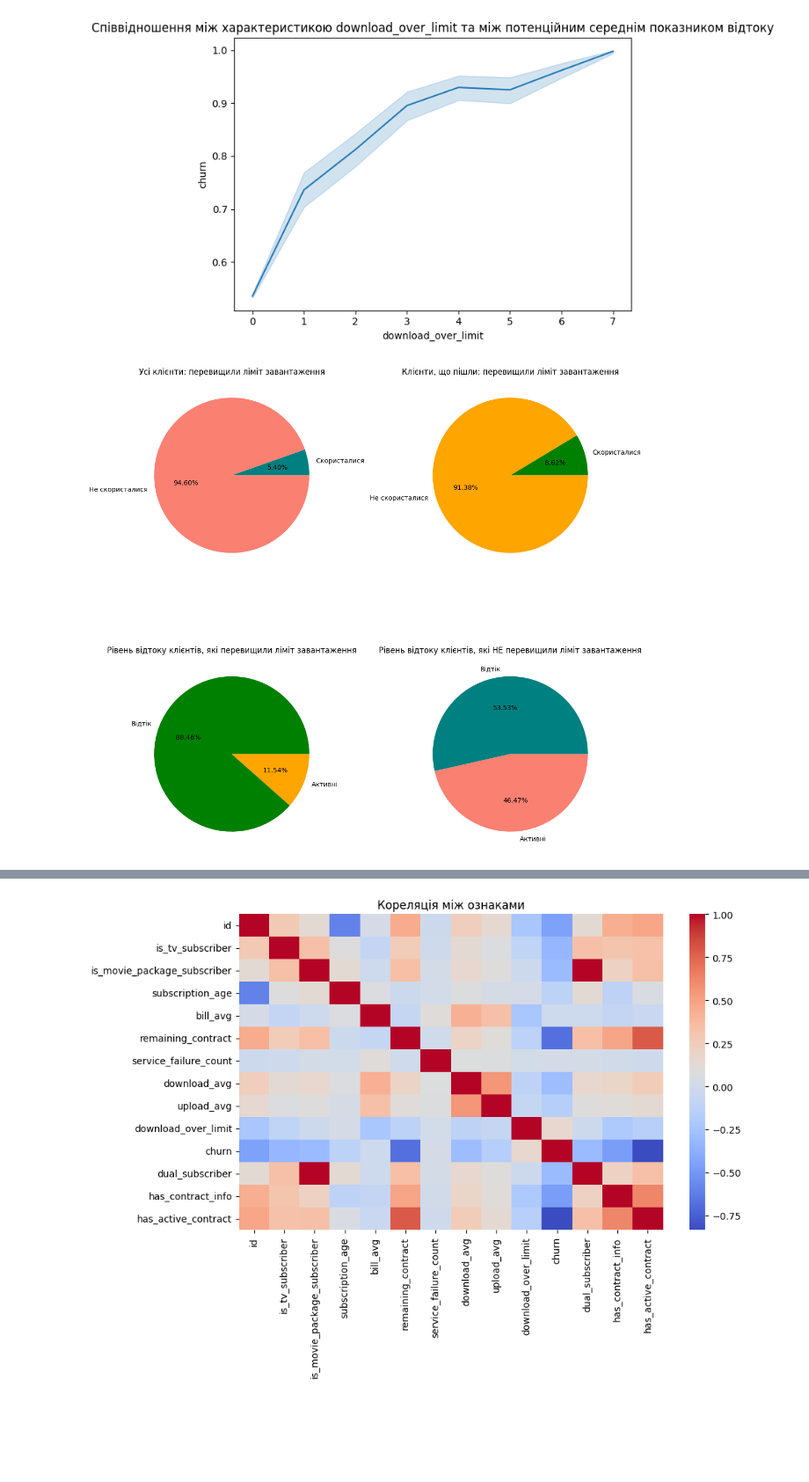
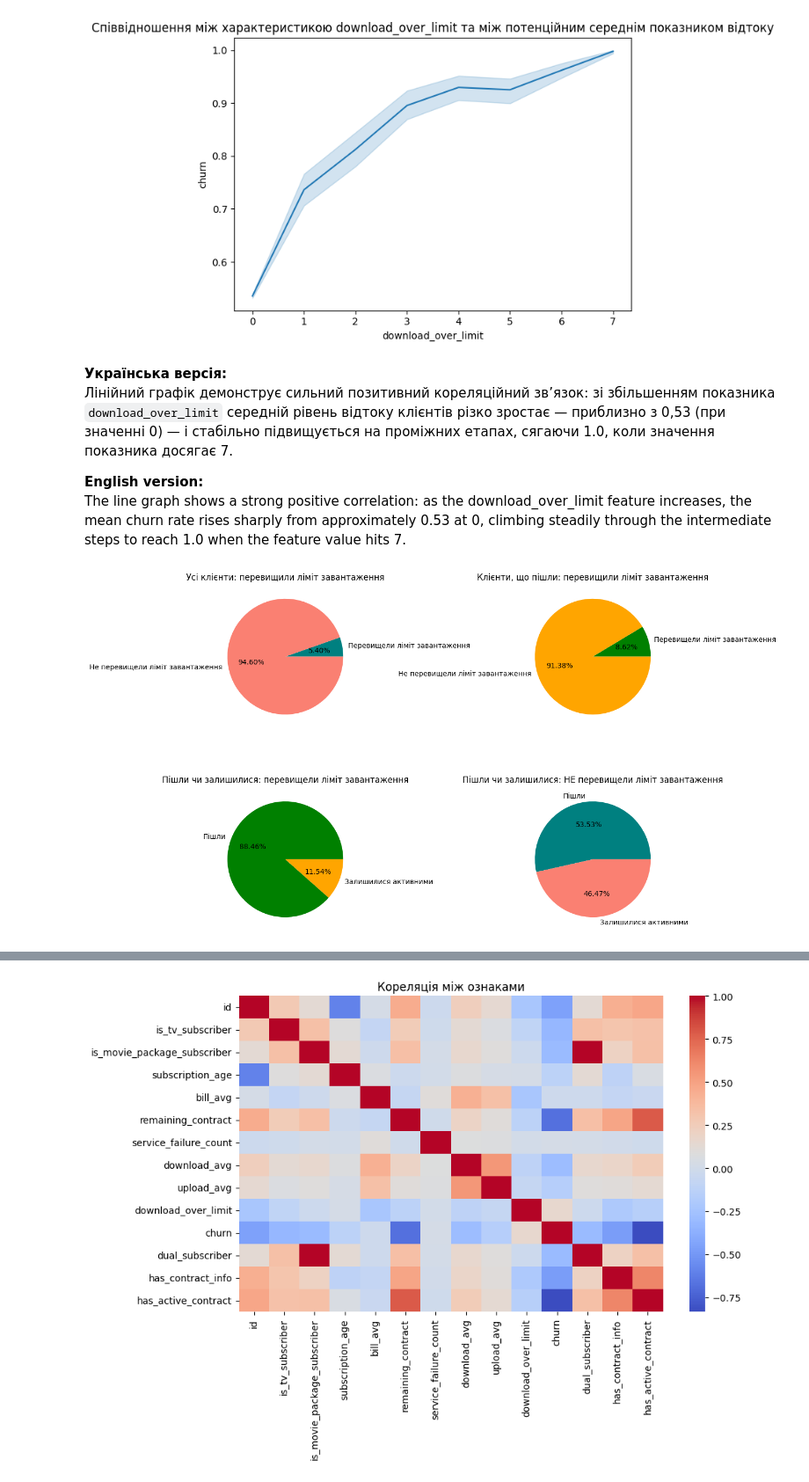
Before and after one commit to MaksimDar/telecom-churn-prediction, a Jupyter notebook: notebooks/01_eda.ipynb, the cells around one changed output, grey strips where cells are left out. Shown at 88% size. Cells and saved outputs as stored; diff of their text form; code cells hidden in the pictures; blank space fills up the shorter version.

```diff
--- a/notebooks/01_eda.ipynb
+++ b/notebooks/01_eda.ipynb
@@ -827,22 +813,29 @@ plt.tight_layout()
 plt.show()
 # %% [output]
 [figure]
+# %% [markdown]
+**Українська версія:**
+Лінійний графік демонструє сильний позитивний кореляційний зв’язок: зі збільшенням показника `download_over_limit` середній рівень відтоку клієнтів різко зростає — приблизно з 0,53 (при значенні 0) — і стабільно підвищується на проміжних етапах, сягаючи 1.0, коли значення показника досягає 7.
+
+**English version:**
+The line graph shows a strong positive correlation: as the download_over_limit feature increases, the mean churn rate rises sharply from approximately 0.53 at 0, climbing steadily through the intermediate steps to reach 1.0 when the feature value hits 7.
 # %%
 ### download_over_limit = dol
+feature_column_dol = 'download_over_limit'
 
-column_dol = 'download_over_limit'
-
-usage_labels_dol = ['Скористалися', 'Не скористалися']
-churn_labels_udol = ['Відтік', 'Активні']
+feature_presence_labels_dol = ['Перевищели ліміт завантаження', 'Не перевищели ліміт завантаження']
+customer_status_dol = ['Пішли','Залишилися активними']
 
 title_dol = 'Усі клієнти: перевищили ліміт завантаження'
 title_dol_churns = 'Клієнти, що пішли: перевищили ліміт завантаження'
 
-title_churns_with_dol = 'Рівень відтоку клієнтів, які перевищили ліміт завантаження'
-title_churns_without_dol = 'Рівень відтоку клієнтів, які НЕ перевищили ліміт завантаження'
+title_churn_rate_with_feature_dol = 'Пішли чи залишилися: перевищели ліміт завантаження'
+title_churn_rate_without_feature_dol = 'Пішли чи залишилися: НЕ перевищели ліміт завантаження'
 
-result_dol = show_all_churn_piecharts(df_copy,column_dol,usage_labels_dol,churn_labels_udol,title_dol,title_dol_churns,title_churns_with_dol,title_churns_without_dol)
+result_dol = show_all_churn_piecharts(df_copy,feature_column_dol,feature_presence_labels_dol,customer_status_dol,
+                                      title_dol,title_dol_churns,title_churn_rate_with_feature_dol,
+                                      title_churn_rate_without_feature_dol)
 
 result_dol
 # %% [output]
-[figure, old version]
+[figure, new version]
```
Also changed, not shown: parts of 9 cells of this notebook, 1 other file.
